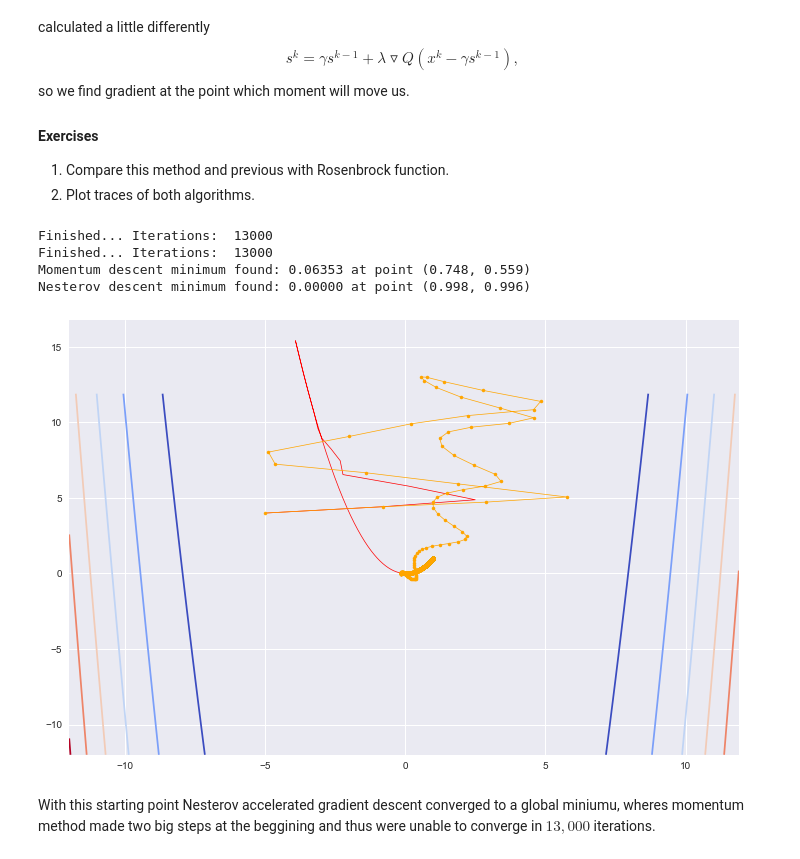
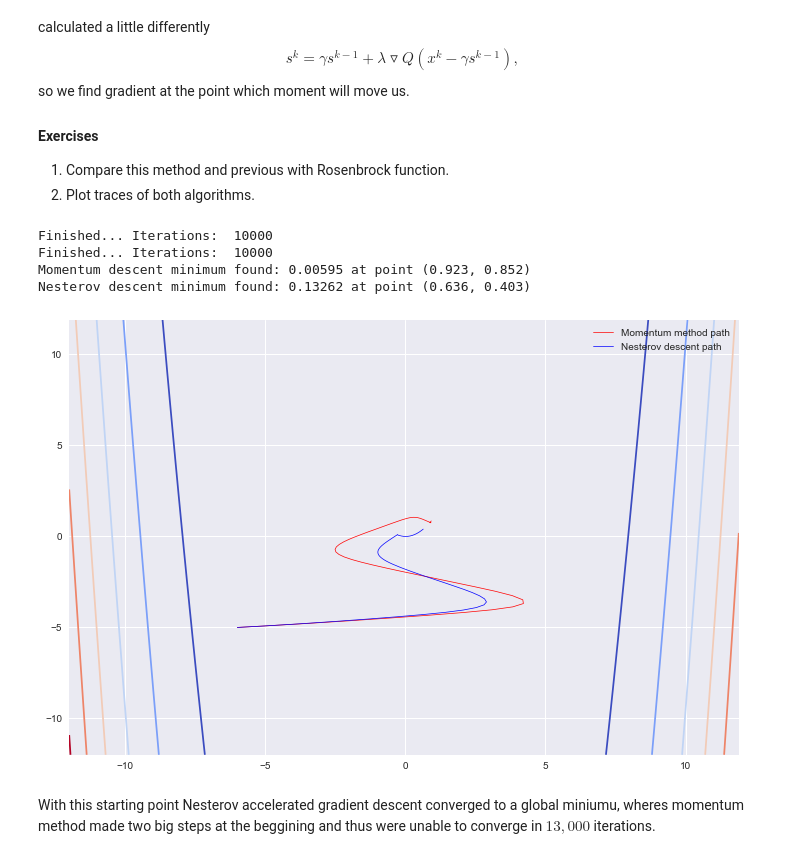
Before and after one commit to puhsu/renju, a Jupyter notebook: labs/lab-1.ipynb, the cells around one changed output. Saved outputs shown, nothing was run; the diff lists cells and outputs as text; code cells hidden in the pictures.

Commit message:
Add annimation and descent methods

```diff
--- a/labs/lab-1.ipynb
+++ b/labs/lab-1.ipynb
@@ -943,67 +944,64 @@ so we find gradient at the point which moment will move us.
 1. Compare this method and previous with Rosenbrock function.
 2. Plot traces of both algorithms.
 # %%
-def nesterov_accelerated_descent(f, df, x_init, step=1e-2, eps=1e-6, gamma=.5, max_iters=10000, path=None):
-    delta = 1
+def nesterov_accelerated_descent(f, df, x_init, step=1e-2, gamma=.5, max_iters=10000, path=None):
     cur_point = x_init
     iters_count = 0
 
     s = np.zeros(2)
-    while iters_count < max_iters and eps < delta:
+    while iters_count < max_iters:
         gradient = df(*(cur_point - gamma * s))
-        new_s = gamma * s + step * gradient
-        new_point = cur_point - new_s
-        delta = np.sqrt(np.sum((new_point - cur_point)**2))
+        s = gamma * s + step * gradient
+        cur_point = cur_point - s
 
-        s = new_s
-        cur_point = new_point
         iters_count += 1
         path = np.append(path, [cur_point], axis=0)
+
     print("Finished... Iterations: ", iters_count)
     return cur_point, path
 # %%
-start_point = np.array([-5, 4])
+start_point = np.array([-6, -5])
 
-nesterov_min_point, nesterov_path = momentum_gradient_descent(f=rosenbrock_func,
+momentum_min_point, momentum_path = momentum_gradient_descent(f=rosenbrock_func,
                                                               df=rosenbrock_grad,
                                                               x_init=start_point,
-                                                              step=1e-4,
-                                                              eps=1e-10,
+                                                              step=1e-5,
                                                               gamma=0.9,
-                                                              max_iters=13000,
+                                                              max_iters=10000,
                                                               path=np.array([start_point]))
 
-momentum_min_point, momentum_path  = nesterov_accelerated_descent(f=rosenbrock_func,
-                                                                  df=rosenbrock_grad,
-                                                                  x_init=start_point,
-                                                                  step=1e-4,
-                                                                  eps=1e-10,
-                                                                  gamma=0.9,
-                                                                  max_iters=13000,
-                                                                  path=np.array([start_point]))
+
+nesterov_min_point, nesterov_path = nesterov_accelerated_descent(f=rosenbrock_func,
+                                                                 df=rosenbrock_grad,
+                                                                 x_init=start_point,
+                                                                 step=1e-5,
+                                                                 gamma=0.9,
+                                                                 max_iters=10000,
+                                                                 path=np.array([start_point]))
 
 print("Momentum descent minimum found: {0:.5f} "
       "at point ({1[0]:.3f}, {1[1]:.3f})".format(rosenbrock_func(*momentum_min_point), momentum_min_point))
 print("Nesterov descent minimum found: {0:.5f} "
       "at point ({1[0]:.3f}, {1[1]:.3f})".format(rosenbrock_func(*nesterov_min_point), nesterov_min_point))
 
 x = np.arange(-12.0, 12.0, .1)
 y = np.arange(-12.0, 12.0, .1)
 X, Y = np.meshgrid(x, y)
 Z = rosenbrock_func(X, Y)
 
 plt.figure(figsize=(12, 8))
 
 plt.contour(X, Y, Z, cmap=cm.coolwarm)
-plt.plot(momentum_path[:,0], momentum_path[:,1], marker='', color='red', lw=.7)
-plt.plot(nesterov_path[:,0], nesterov_path[:,1], marker='.', color='orange', lw=.7)
+plt.plot(momentum_path[:,0], momentum_path[:,1], marker='', color='red', lw=.7, label='Momentum method path')
+plt.plot(nesterov_path[:,0], nesterov_path[:,1], marker='', color='blue', lw=.7, label='Nesterov descent path')
+plt.legend()
 plt.show()
 # %% [output]
-Finished... Iterations:  13000
-Finished... Iterations:  13000
-Momentum descent minimum found: 0.06353 at point (0.748, 0.559)
-Nesterov descent minimum found: 0.00000 at point (0.998, 0.996)
+Finished... Iterations:  10000
+Finished... Iterations:  10000
+Momentum descent minimum found: 0.00595 at point (0.923, 0.852)
+Nesterov descent minimum found: 0.13262 at point (0.636, 0.403)
-[figure, old version]
+[figure, new version]
 # %% [markdown]
 With this starting point Nesterov accelerated gradient descent converged to a global miniumu, wheres momentum method made two big steps at the beggining and thus were unable to converge in $13,000$ iterations.
 # %% [markdown]
```
Also changed, not shown: parts of 11 cells of this notebook.
